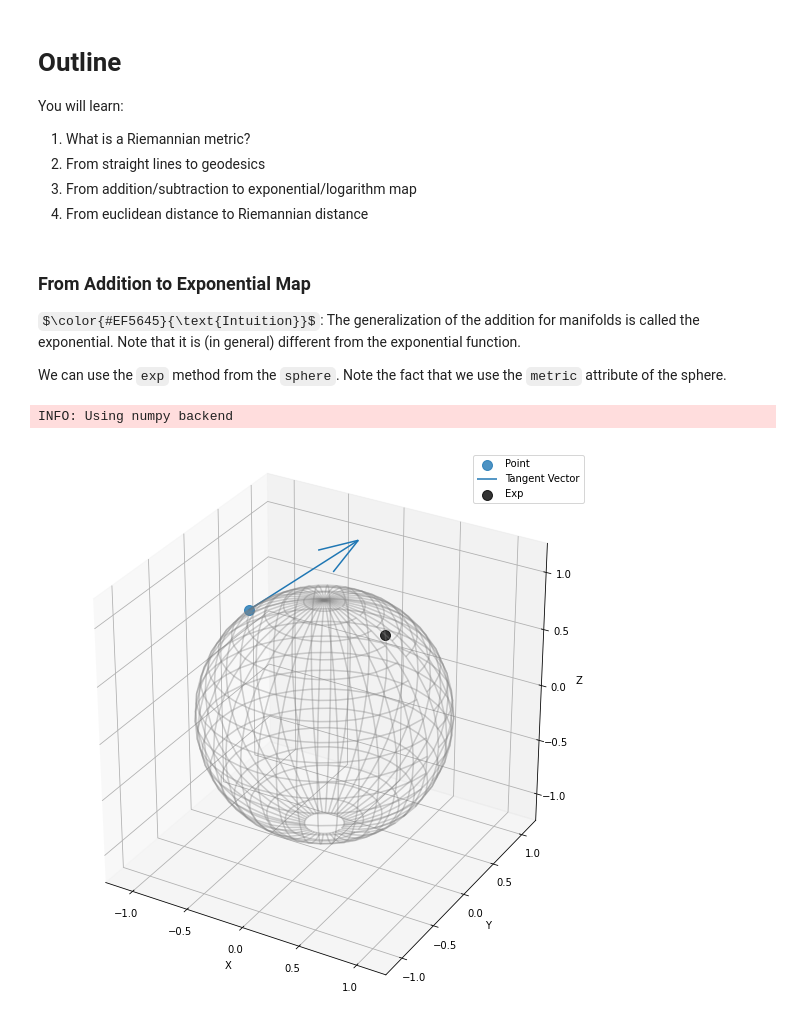
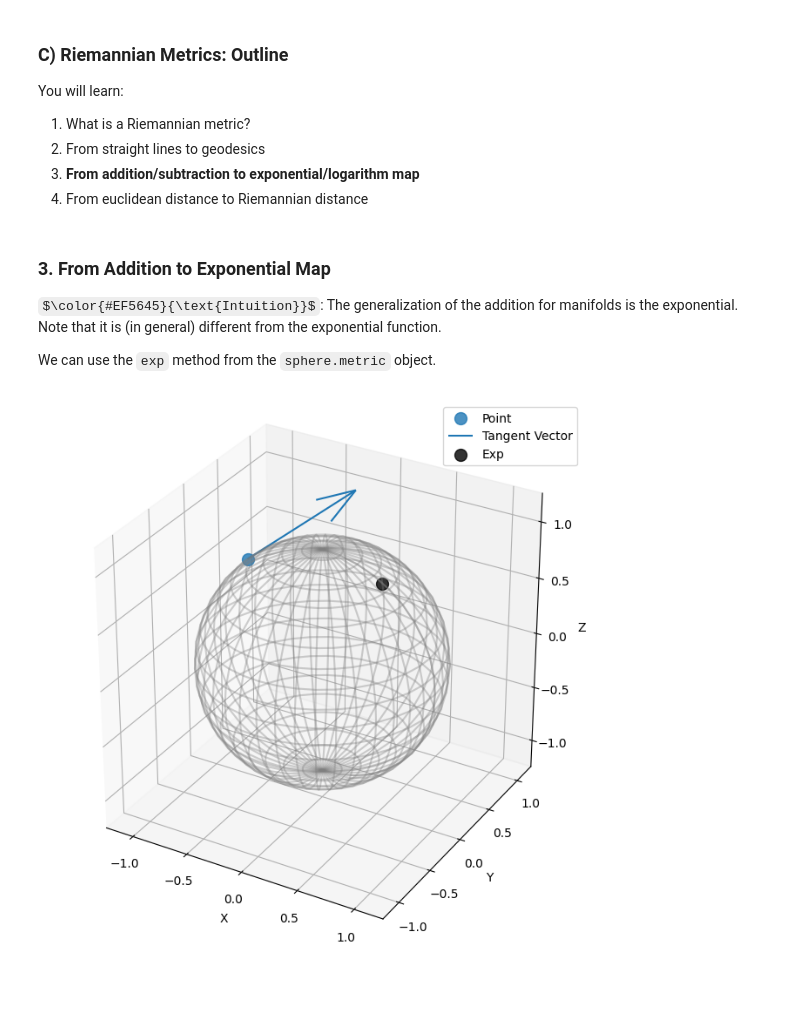
Before and after one commit to geometric-intelligence/ece594n, a Jupyter notebook: lectures/01_c_riemannian_metrics.ipynb, the cells around one changed output. Cells and saved outputs as stored; diff of their text form; code cells hidden in the pictures; some formulas as TeX source; blank space fills up the shorter version.

Commit message:
Lec on Riemannian metrics

```diff
--- a/lectures/01_c_riemannian_metrics.ipynb
+++ b/lectures/01_c_riemannian_metrics.ipynb
@@ -117,14 +140,16 @@ from geomstats.geometry.hypersphere import Hypersphere
 
 sphere = Hypersphere(dim=2)
 
-point = np.array([-0.65726771, -0.02678122, 0.7531812])
+point = np.array([-0.65726771, -0.02678122, 0.7531812]); point = point / np.linalg.norm(point)
 vector = np.array([1, 0, 0.8])
 tangent_vector = sphere.to_tangent(vector, base_point=point)
 
 result = sphere.metric.geodesic(initial_tangent_vec=tangent_vector, initial_point=point)
 points_on_geodesic = result(np.linspace(0.0, 1.0, 30))
 # %%
-fig = plt.figure(figsize=(10, 10)); ax = fig.add_subplot(111, projection="3d")
+import matplotlib.pyplot as plt
+import geomstats.visualization as viz
+fig = plt.figure(figsize=(8, 8)); ax = fig.add_subplot(111, projection="3d")
 
 ax = viz.plot(point, ax=ax, space="S2", s=100, alpha=0.8, label="Initial Point")
 arrow = viz.Arrow3D(point, vector=tangent_vector); arrow.draw(ax, color="C0", label="Initial Vector")
@@ -181,41 +215,39 @@ $\color{#EF5645}{\text{"Theorem"}}$: The geodesics given by the Levi-Civita conn
 # %% [markdown]
-# Outline
+### C) Riemannian Metrics: Outline
 
 You will learn:
 
 1. What is a Riemannian metric?
 2. From straight lines to geodesics
-3. From addition/subtraction to exponential/logarithm map
+3. **From addition/subtraction to exponential/logarithm map**
 4. From euclidean distance to Riemannian distance
 # %% [markdown]
-### From Addition to Exponential Map
+### 3. From Addition to Exponential Map
 
-$\color{#EF5645}{\text{Intuition}}$: The generalization of the addition for manifolds is called the exponential. Note that it is (in general) different from the exponential function.
+$\color{#EF5645}{\text{Intuition}}$: The generalization of the addition for manifolds is the exponential. Note that it is (in general) different from the exponential function.
 
-We can use the `exp` method from the `sphere`. Note the fact that we use the `metric` attribute of the sphere.
+We can use the `exp` method from the `sphere.metric` object.
 # %%
 import numpy as np
 from geomstats.geometry.hypersphere import Hypersphere
 
 sphere = Hypersphere(dim=2)
 
-point = np.array([-0.65726771, -0.02678122, 0.7531812])
+point = np.array([-0.65726771, -0.02678122, 0.7531812]); point = point / np.linalg.norm(point)
 vector = np.array([1, 0, 0.8])
 tangent_vector = sphere.to_tangent(vector, base_point=point)
 
 result = sphere.metric.exp(tangent_vector, base_point=point)
-# %% [output]
-INFO: Using numpy backend
 # %%
 import matplotlib.pyplot as plt
 import geomstats.visualization as viz
 
-fig = plt.figure(figsize=(10, 10)); ax = fig.add_subplot(111, projection="3d")
+fig = plt.figure(figsize=(8, 8)); ax = fig.add_subplot(111, projection="3d")
 
 ax = viz.plot(point, ax=ax, space="S2", s=100, alpha=0.8, label="Point")
 arrow = viz.Arrow3D(point, vector=tangent_vector); arrow.draw(ax, color="C0", label="Tangent Vector")
 ax = viz.plot(result, ax=ax, space="S2", s=100, alpha=0.8, label="Exp", color="black")
 ax.legend();
 # %% [output]
-[figure, old version]
+[figure, new version]
 # %% [markdown]
```
Also changed, not shown: parts of 36 cells of this notebook, 2 other files.
